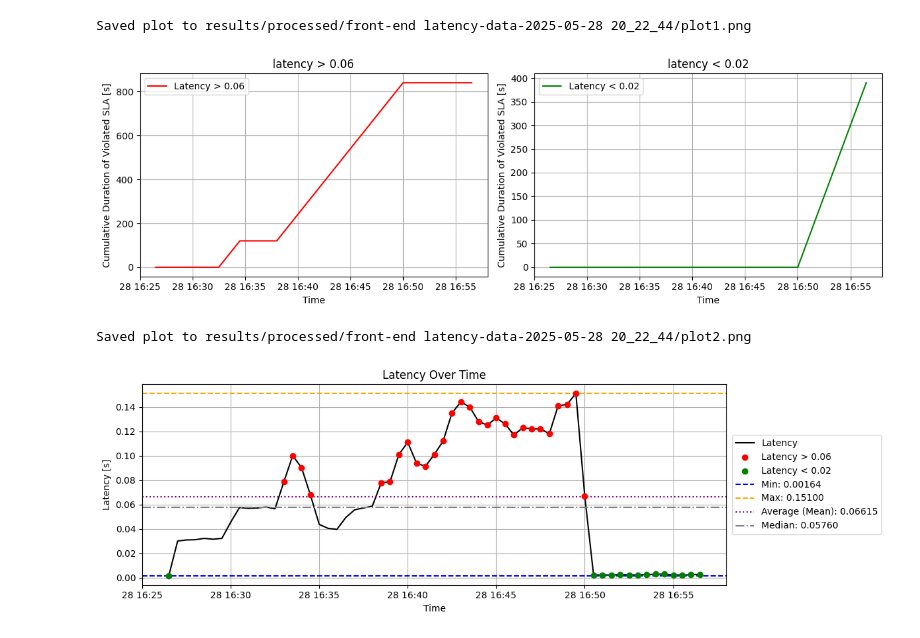
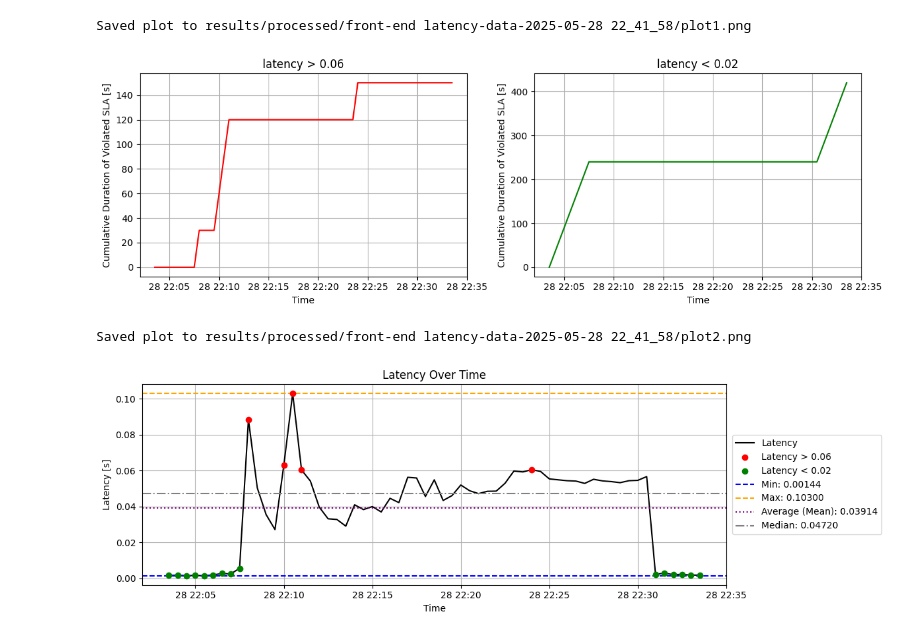
Before and after one commit to MoAM-CNEE/demo, a Jupyter notebook: scenarios/k8s-scaling/results_processing.ipynb, the cells around one changed output. Drawn from its saved outputs; the diff is of its cells as text; code cells hidden in the pictures.

```diff
--- a/scenarios/k8s-scaling/results_processing.ipynb
+++ b/scenarios/k8s-scaling/results_processing.ipynb
@@ -5,7 +5,7 @@ import os
 # %%
 X = 0.06  # Threshold for high latency
 Y = 0.02  # Threshold for low latency
-DATA_FN = "front-end latency-data-2025-05-28 20_22_44.csv"
+DATA_FN = "front-end latency-data-2025-05-28 22_41_58.csv"
 
 df = pd.read_csv(os.path.join("results", DATA_FN), parse_dates=["Time"])
 # %%
@@ -21,35 +21,35 @@ def save_plot(fig, filename, show=True):
 # %%
 # Compute the time difference between samples (assumed constant)
 df['delta_time'] = df['Time'].diff().dt.total_seconds().fillna(0)
 
 df['high_latency'] = df['mean latency'] > X
 df['low_latency'] = df['mean latency'] < Y
 
 df['cumulative_time_high'] = (df['delta_time'] * df['high_latency']).cumsum()
 df['cumulative_time_low'] = (df['delta_time'] * df['low_latency']).cumsum()
 
 fig, axes = plt.subplots(1, 2, figsize=(12, 4))
 
 axes[0].plot(df['Time'], df['cumulative_time_high'], label=f'Latency > {X}', color='red')
 axes[0].set_title(f'latency > {X}')
 axes[0].set_xlabel('Time')
 axes[0].set_ylabel('Cumulative Duration of Violated SLA [s]')
 axes[0].grid(True)
-axes[0].legend()
+# axes[0].legend()
 
 axes[1].plot(df['Time'], df['cumulative_time_low'], label=f'Latency < {Y}', color='green')
 axes[1].set_title(f'latency < {Y}')
 axes[1].set_xlabel('Time')
 axes[1].set_ylabel('Cumulative Duration of Violated SLA [s]')
 axes[1].grid(True)
-axes[1].legend()
+# axes[1].legend()
 
 fig.tight_layout()
 
 save_plot(fig, "plot1.png", show=True)
 # %% [output]
-Saved plot to results/processed/front-end latency-data-2025-05-28 20_22_44/plot1.png
+Saved plot to results/processed/front-end latency-data-2025-05-28 22_41_58/plot1.png
-[figure, old version]
+[figure, new version]
 # %%
 min_latency = df['mean latency'].min()
 max_latency = df['mean latency'].max()
@@ -82,5 +82,5 @@ fig.subplots_adjust(right=0.8)
 
 save_plot(fig, "plot2.png", show=True)
 # %% [output]
-Saved plot to results/processed/front-end latency-data-2025-05-28 20_22_44/plot2.png
+Saved plot to results/processed/front-end latency-data-2025-05-28 22_41_58/plot2.png
-[figure, old version]
+[figure, new version]
```
Also changed, not shown: 36 other files.
